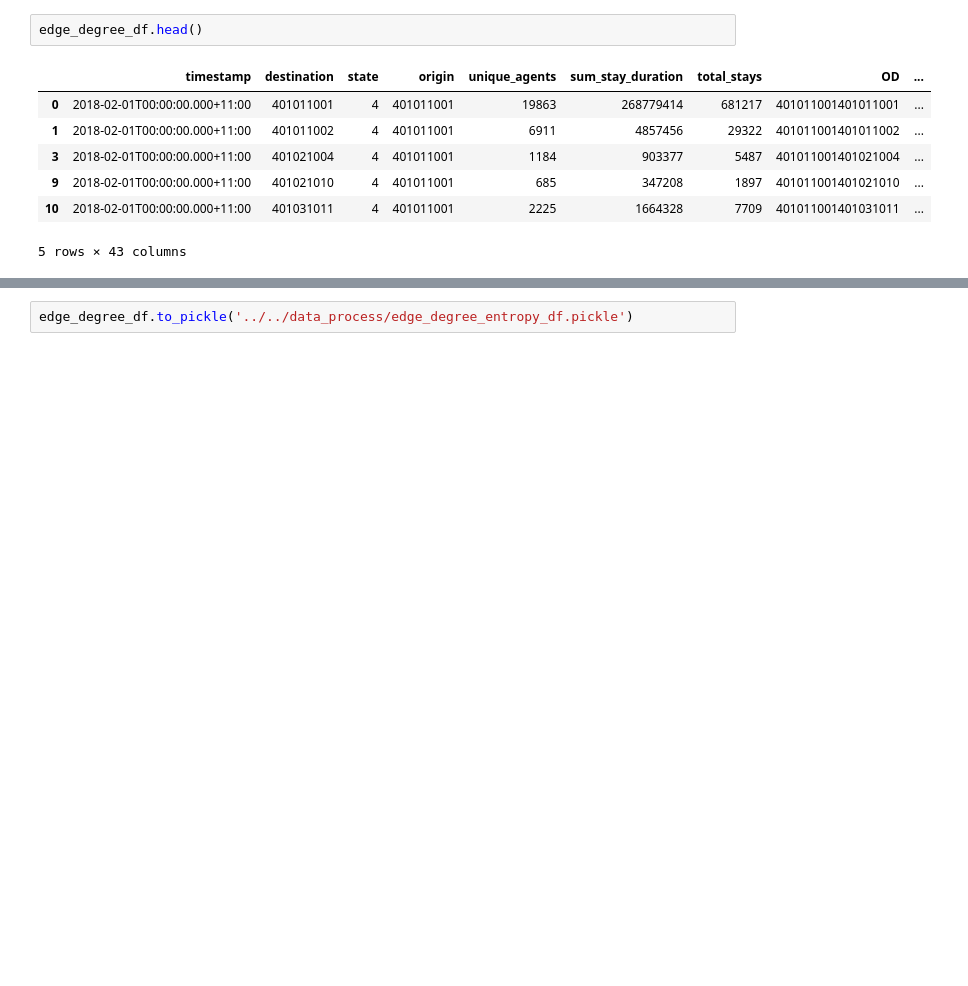
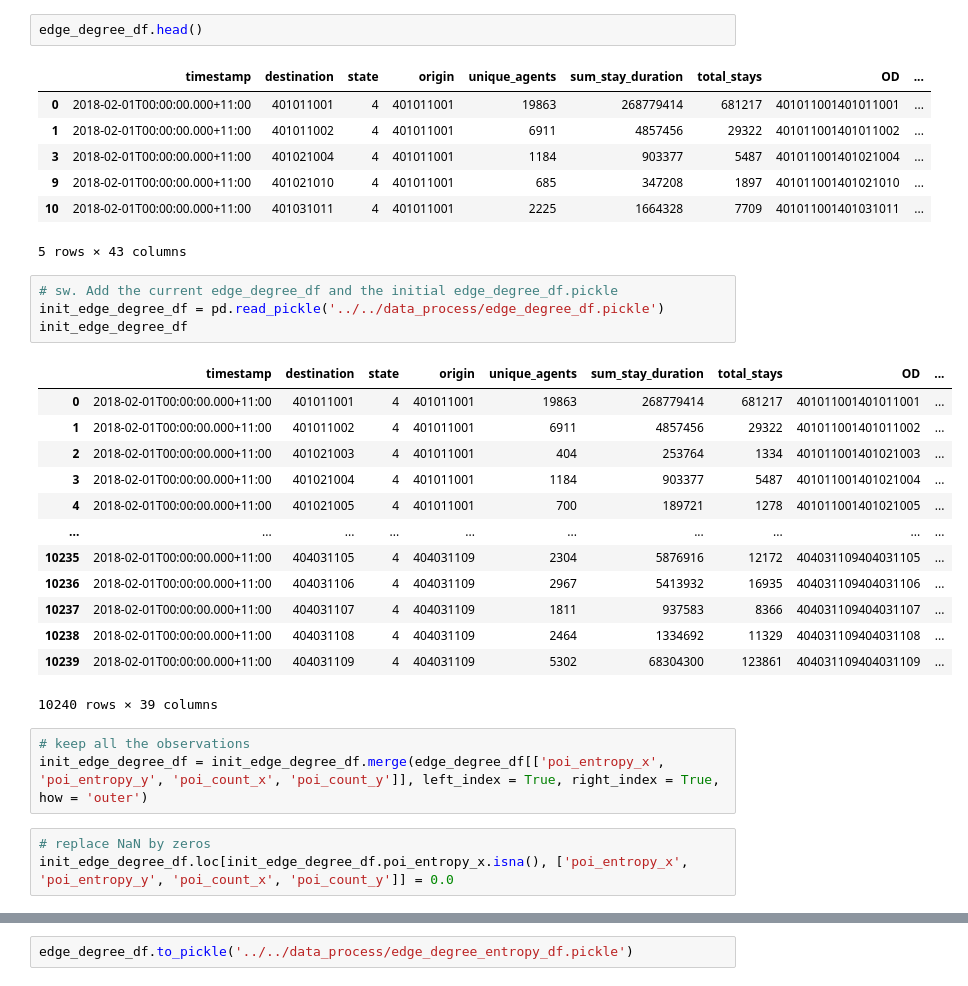
Before and after one commit to cjsyzwsh/South_Australia_Transport_Econ, a Jupyter notebook: notebooks/jason/3.2-poi_merge.ipynb, the cells around one changed output, grey strips where cells are left out. Cells and saved outputs as stored; diff of their text form; blank space fills up the shorter version.

```diff
--- a/notebooks/jason/3.2-poi_merge.ipynb
+++ b/notebooks/jason/3.2-poi_merge.ipynb
@@ -389,3 +479,27 @@ edge_degree_df.head()
 | 9 | 2018-02-01T00:00:00.000+11:00 | 401021010 | 4 | 401011001 | 685 | 347208 | 1897 | 401011001401021010 | ... |
 | 10 | 2018-02-01T00:00:00.000+11:00 | 401031011 | 4 | 401011001 | 2225 | 1664328 | 7709 | 401011001401031011 | ... |
 5 rows × 43 columns
+# %%
+# sw. Add the current edge_degree_df and the initial edge_degree_df.pickle
+init_edge_degree_df = pd.read_pickle('../../data_process/edge_degree_df.pickle')
+init_edge_degree_df
+# %% [output]
+|  | timestamp | destination | state | origin | unique_agents | sum_stay_duration | total_stays | OD | ... |
+| 0 | 2018-02-01T00:00:00.000+11:00 | 401011001 | 4 | 401011001 | 19863 | 268779414 | 681217 | 401011001401011001 | ... |
+| 1 | 2018-02-01T00:00:00.000+11:00 | 401011002 | 4 | 401011001 | 6911 | 4857456 | 29322 | 401011001401011002 | ... |
+| 2 | 2018-02-01T00:00:00.000+11:00 | 401021003 | 4 | 401011001 | 404 | 253764 | 1334 | 401011001401021003 | ... |
+| 3 | 2018-02-01T00:00:00.000+11:00 | 401021004 | 4 | 401011001 | 1184 | 903377 | 5487 | 401011001401021004 | ... |
+| 4 | 2018-02-01T00:00:00.000+11:00 | 401021005 | 4 | 401011001 | 700 | 189721 | 1278 | 401011001401021005 | ... |
+| ... | ... | ... | ... | ... | ... | ... | ... | ... | ... |
+| 10235 | 2018-02-01T00:00:00.000+11:00 | 404031105 | 4 | 404031109 | 2304 | 5876916 | 12172 | 404031109404031105 | ... |
+| 10236 | 2018-02-01T00:00:00.000+11:00 | 404031106 | 4 | 404031109 | 2967 | 5413932 | 16935 | 404031109404031106 | ... |
+| 10237 | 2018-02-01T00:00:00.000+11:00 | 404031107 | 4 | 404031109 | 1811 | 937583 | 8366 | 404031109404031107 | ... |
+| 10238 | 2018-02-01T00:00:00.000+11:00 | 404031108 | 4 | 404031109 | 2464 | 1334692 | 11329 | 404031109404031108 | ... |
+| 10239 | 2018-02-01T00:00:00.000+11:00 | 404031109 | 4 | 404031109 | 5302 | 68304300 | 123861 | 404031109404031109 | ... |
+10240 rows × 39 columns
+# %%
+# keep all the observations
+init_edge_degree_df = init_edge_degree_df.merge(edge_degree_df[['poi_entropy_x', 'poi_entropy_y', 'poi_count_x', 'poi_count_y']], left_index = True, right_index = True, how = 'outer')
+# %%
+# replace NaN by zeros
+init_edge_degree_df.loc[init_edge_degree_df.poi_entropy_x.isna(), ['poi_entropy_x', 'poi_entropy_y', 'poi_count_x', 'poi_count_y']] = 0.0
```
Also changed, not shown: parts of 16 cells of this notebook, 10 other files.
